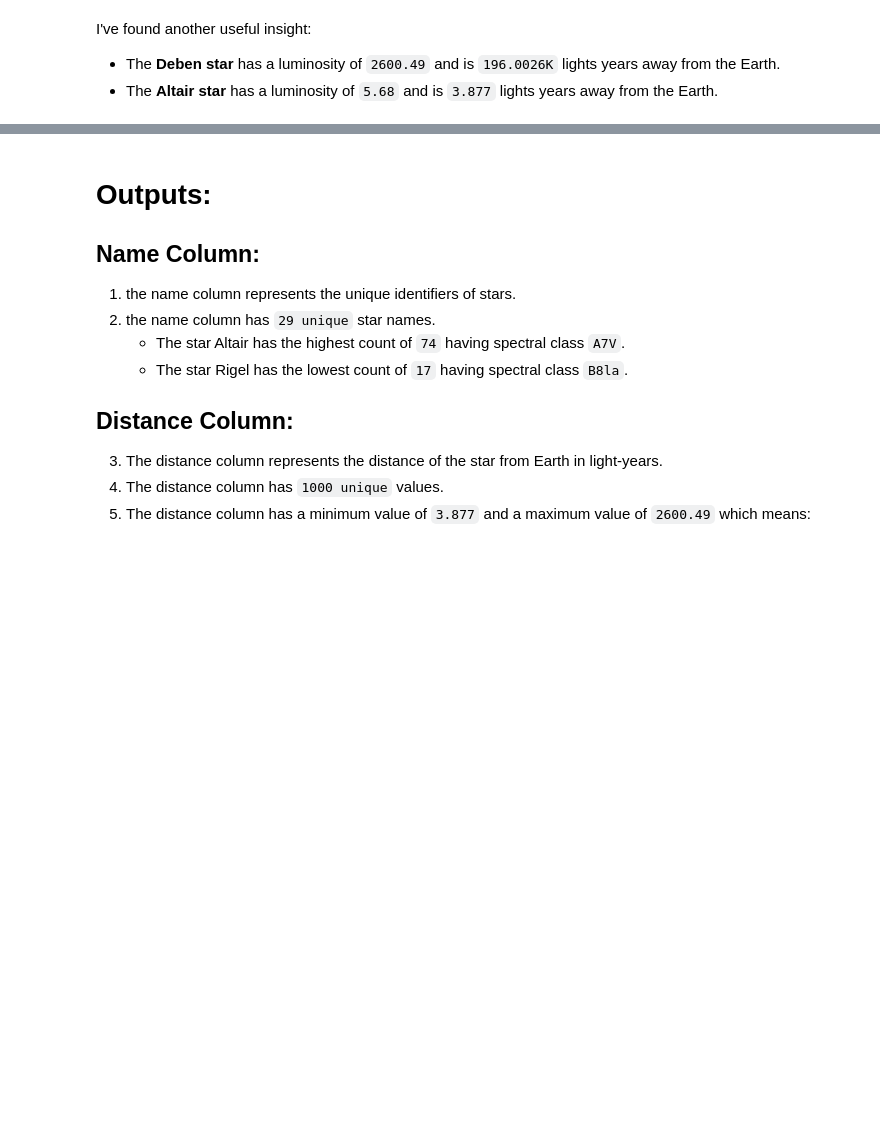
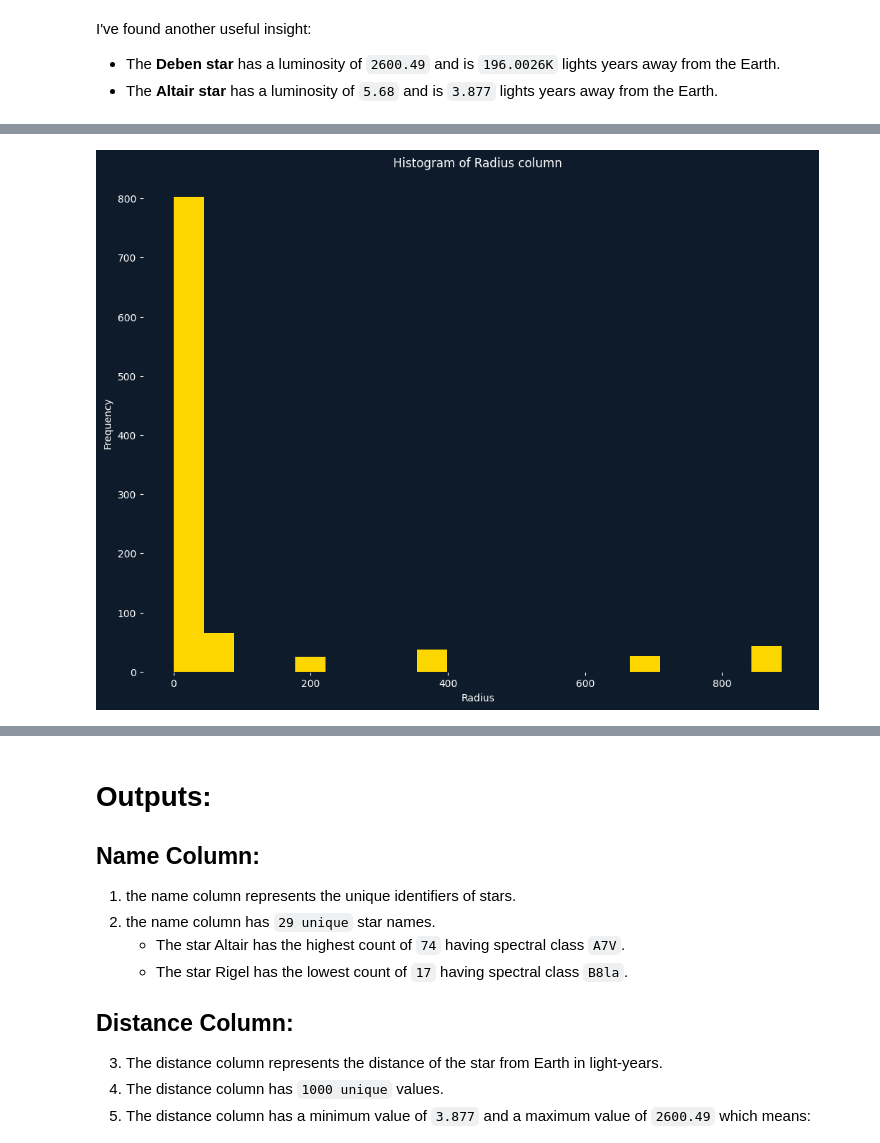
Before and after one commit to faizan-yousaf/Stellar_Insight, a Jupyter notebook: stars.ipynb, the cells around one changed output, grey strips where cells are left out. Cells and saved outputs as stored; diff of their text form; code cells hidden in the pictures; blank space fills up the shorter version.

Commit message:
UPDATE: added the initial analysis on radius column

```diff
--- a/stars.ipynb
+++ b/stars.ipynb
@@ -572,0 +608,11 @@ fig.show()
+# %%
+# lets make histogram of Radius column with respect to Name column using matplotlib:
+
+plt.figure(figsize=(12, 9))
+plt.hist(df['Radius'], bins=20, color='gold')
+plt.title("Histogram of Radius column")
+plt.xlabel("Radius")
+plt.ylabel("Frequency")
+plt.show()
+# %% [output]
+[figure, added]
```
Also changed, not shown: parts of 8 cells of this notebook.
